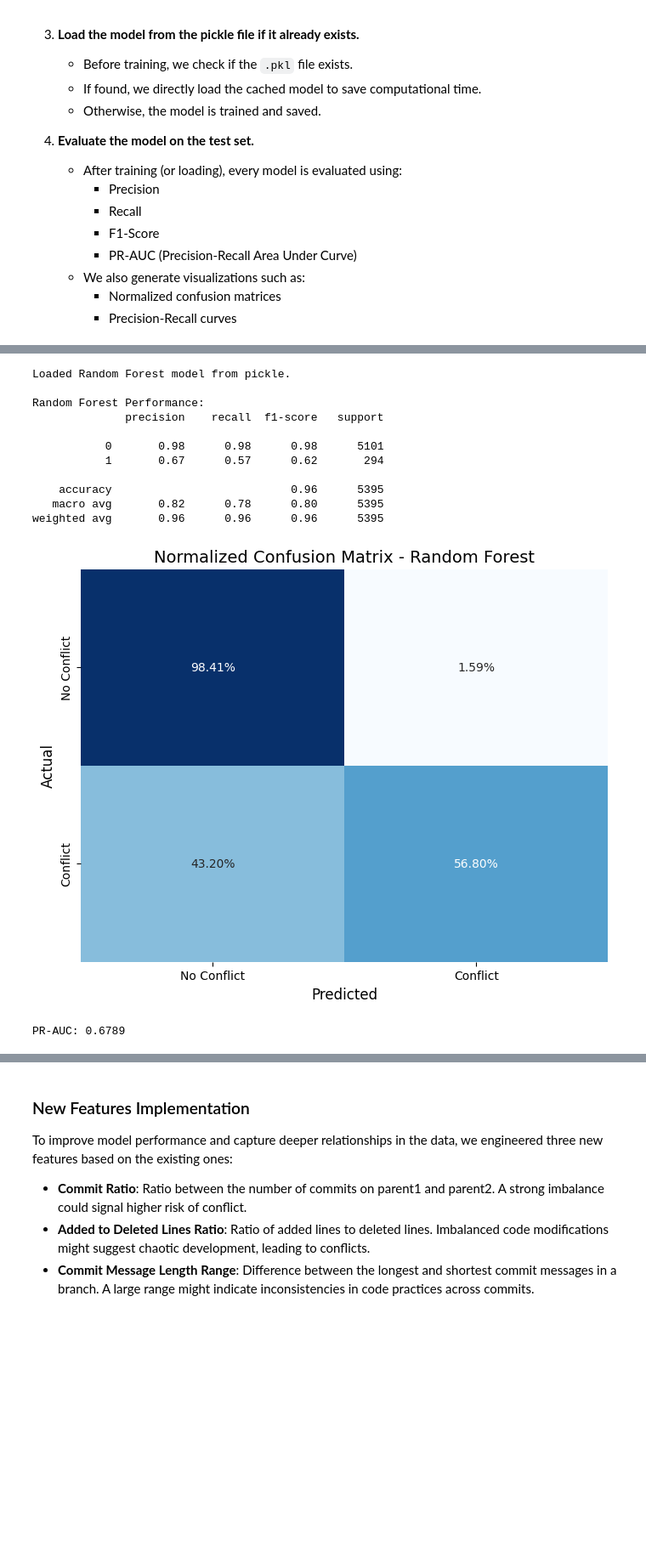
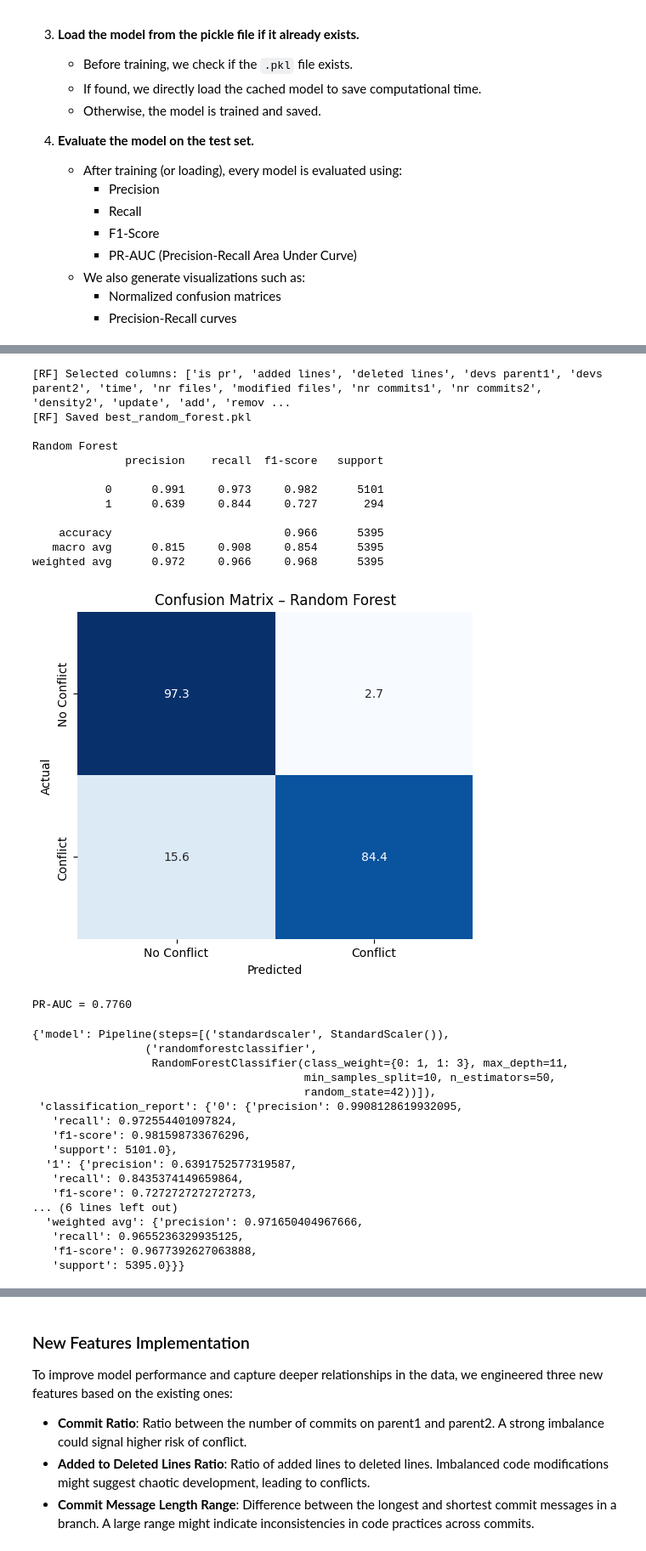
Before and after one commit to Alex7734/merge-conflict-predictor, a Jupyter notebook: MihocAlexandru.ipynb, the cells around one changed output, grey strips where cells are left out. Shown at 85% size. Drawn from its saved outputs; the diff is of its cells as text; code cells hidden in the pictures; blank space fills up the shorter version.

```diff
--- a/MihocAlexandru.ipynb
+++ b/MihocAlexandru.ipynb
@@ -692,23 +750,0 @@ def train_and_save_random_forest(X_train, y_train, model_path):
-# %%
-if os.path.exists(rf_model_path):
-    with open(rf_model_path, 'rb') as f:
-        best_rf = pickle.load(f)
-    print("Loaded Random Forest model from pickle.")
-else:
-    best_rf = train_and_save_random_forest(X_train, y_train, rf_model_path)
-
-results_rf = evaluate_model(best_rf, X_test, y_test, model_name="Random Forest", save_plots=True)
-# %% [output]
-Loaded Random Forest model from pickle.
-
-Random Forest Performance:
-              precision    recall  f1-score   support
-
-           0       0.98      0.98      0.98      5101
-           1       0.67      0.57      0.62       294
-
-    accuracy                           0.96      5395
-   macro avg       0.82      0.78      0.80      5395
-weighted avg       0.96      0.96      0.96      5395
-[figure, removed]
-PR-AUC: 0.6789
@@ -715 +843,41 @@ PR-AUC: 0.6789
+# %%
+best_rf, X_test, y_test = train_or_load_rf_pipeline(df)
+evaluate_model(
+    best_rf,
+    X_test,
+    y_test,
+    model_name="Random Forest"
+)
+# %% [output]
+[RF] Selected columns: ['is pr', 'added lines', 'deleted lines', 'devs parent1', 'devs parent2', 'time', 'nr files', 'modified files', 'nr commits1', 'nr commits2', 'density2', 'update', 'add', 'remov ...
+[RF] Saved best_random_forest.pkl
+
+Random Forest
+              precision    recall  f1-score   support
+
+           0      0.991     0.973     0.982      5101
+           1      0.639     0.844     0.727       294
+
+    accuracy                          0.966      5395
+   macro avg      0.815     0.908     0.854      5395
+weighted avg      0.972     0.966     0.968      5395
+[figure, added]
+PR-AUC = 0.7760
+{'model': Pipeline(steps=[('standardscaler', StandardScaler()),
+                 ('randomforestclassifier',
+                  RandomForestClassifier(class_weight={0: 1, 1: 3}, max_depth=11,
+                                         min_samples_split=10, n_estimators=50,
+                                         random_state=42))]),
+ 'classification_report': {'0': {'precision': 0.9908128619932095,
+   'recall': 0.972554401097824,
+   'f1-score': 0.981598733676296,
+   'support': 5101.0},
+  '1': {'precision': 0.6391752577319587,
+   'recall': 0.8435374149659864,
+   'f1-score': 0.7272727272727273,
+... (6 lines left out)
+  'weighted avg': {'precision': 0.971650404967666,
+   'recall': 0.9655236329935125,
+   'f1-score': 0.9677392627063888,
+   'support': 5395.0}}}
 # %% [markdown]
```
Also changed, not shown: parts of 58 cells of this notebook, 25 other files.
